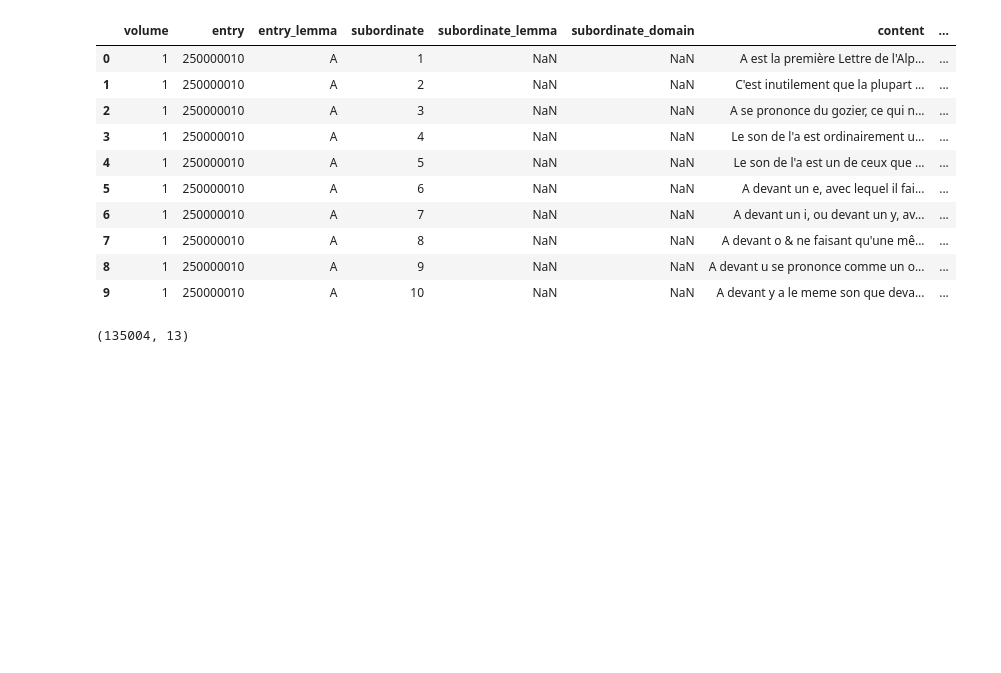
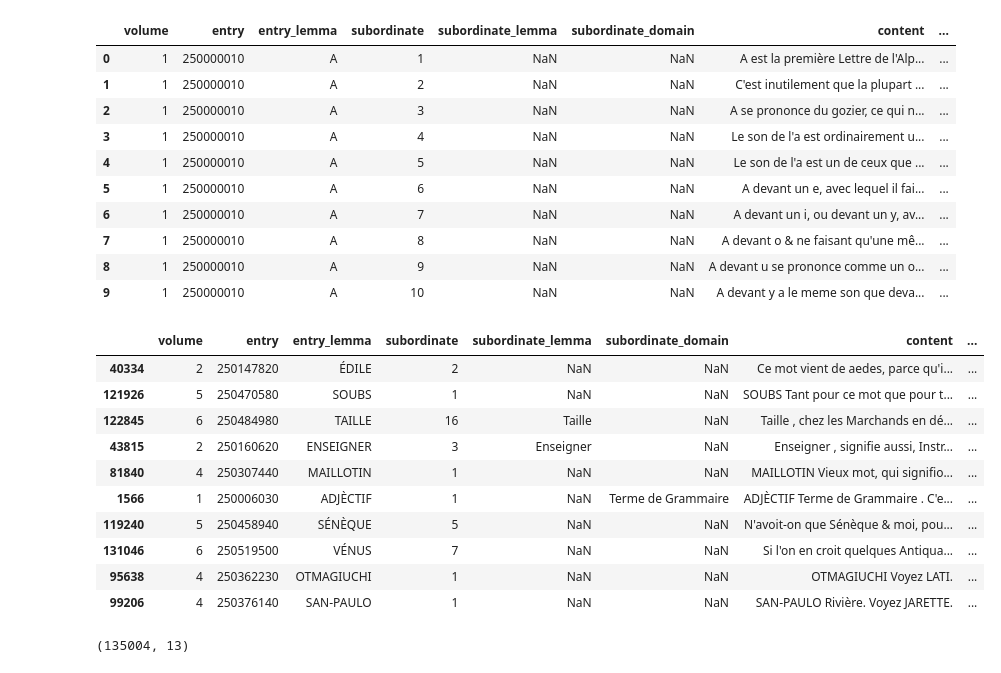
Before and after one commit to ludovicmoncla/trevoux, a Jupyter notebook: 1743_Le_Robert/5.DataExploration.ipynb, the cells around one changed output. Drawn from its saved outputs; the diff is of its cells as text; code cells hidden in the pictures; blank space fills up the shorter version.

```diff
--- a/1743_Le_Robert/5.DataExploration.ipynb
+++ b/1743_Le_Robert/5.DataExploration.ipynb
@@ -18,6 +18,20 @@ df.head(10)
 | 7 | 1 | 250000010 | A | 8 | NaN | NaN | A devant o & ne faisant qu'une mê... | ... |
 | 8 | 1 | 250000010 | A | 9 | NaN | NaN | A devant u se prononce comme un o... | ... |
 | 9 | 1 | 250000010 | A | 10 | NaN | NaN | A devant y a le meme son que deva... | ... |
+# %%
+df.sample(10)
+# %% [output]
+|  | volume | entry | entry_lemma | subordinate | subordinate_lemma | subordinate_domain | content | ... |
+| 40334 | 2 | 250147820 | ÉDILE | 2 | NaN | NaN | Ce mot vient de aedes, parce qu'i... | ... |
+| 121926 | 5 | 250470580 | SOUBS | 1 | NaN | NaN | SOUBS Tant pour ce mot que pour t... | ... |
+| 122845 | 6 | 250484980 | TAILLE | 16 | Taille | NaN | Taille , chez les Marchands en dé... | ... |
+| 43815 | 2 | 250160620 | ENSEIGNER | 3 | Enseigner | NaN | Enseigner , signifie aussi, Instr... | ... |
+| 81840 | 4 | 250307440 | MAILLOTIN | 1 | NaN | NaN | MAILLOTIN Vieux mot, qui signifio... | ... |
+| 1566 | 1 | 250006030 | ADJÈCTIF | 1 | NaN | Terme de Grammaire | ADJÈCTIF Terme de Grammaire . C'e... | ... |
+| 119240 | 5 | 250458940 | SÉNÈQUE | 5 | NaN | NaN | N'avoit-on que Sénèque & moi, pou... | ... |
+| 131046 | 6 | 250519500 | VÉNUS | 7 | NaN | NaN | Si l'on en croit quelques Antiqua... | ... |
+| 95638 | 4 | 250362230 | OTMAGIUCHI | 1 | NaN | NaN | OTMAGIUCHI Voyez LATI. | ... |
+| 99206 | 4 | 250376140 | SAN-PAULO | 1 | NaN | NaN | SAN-PAULO Rivière. Voyez JARETTE. | ... |
 # %%
 df.shape
 # %% [output]
```
Also changed, not shown: parts of 2 cells of this notebook.
